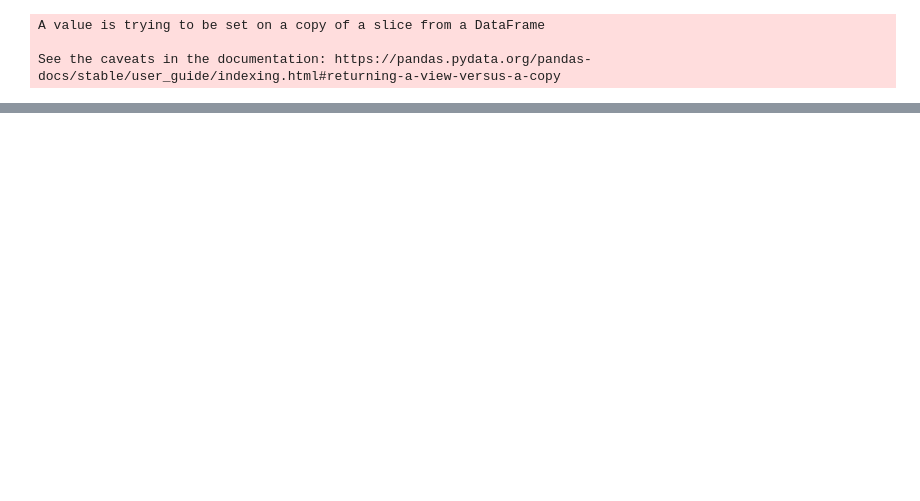
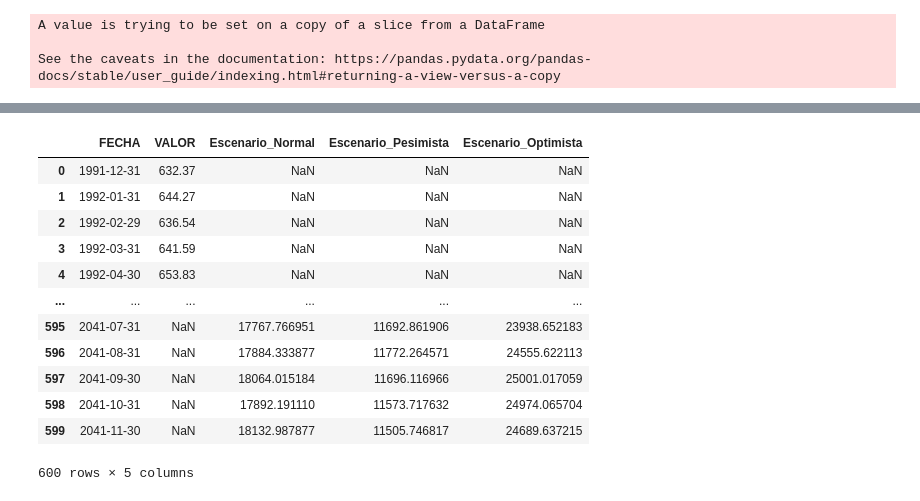
Before and after one commit to davidmorme/Universidad, a Jupyter notebook: Diversión/Análisis_Dolar.ipynb, the cells around one changed output, grey strips where cells are left out. Saved outputs shown, nothing was run; the diff lists cells and outputs as text; code cells hidden in the pictures; blank space fills up the shorter version.

```diff
--- a/Diversión/Análisis_Dolar.ipynb
+++ b/Diversión/Análisis_Dolar.ipynb
@@ -265,0 +322,16 @@ fig.show()
+# %%
+Dolar4
+# %% [output]
+|  | FECHA | VALOR | Escenario_Normal | Escenario_Pesimista | Escenario_Optimista |
+| 0 | 1991-12-31 | 632.37 | NaN | NaN | NaN |
+| 1 | 1992-01-31 | 644.27 | NaN | NaN | NaN |
+| 2 | 1992-02-29 | 636.54 | NaN | NaN | NaN |
+| 3 | 1992-03-31 | 641.59 | NaN | NaN | NaN |
+| 4 | 1992-04-30 | 653.83 | NaN | NaN | NaN |
+| ... | ... | ... | ... | ... | ... |
+| 595 | 2041-07-31 | NaN | 17767.766951 | 11692.861906 | 23938.652183 |
+| 596 | 2041-08-31 | NaN | 17884.333877 | 11772.264571 | 24555.622113 |
+| 597 | 2041-09-30 | NaN | 18064.015184 | 11696.116966 | 25001.017059 |
+| 598 | 2041-10-31 | NaN | 17892.191110 | 11573.717632 | 24974.065704 |
+| 599 | 2041-11-30 | NaN | 18132.987877 | 11505.746817 | 24689.637215 |
+600 rows × 5 columns
```
Also changed, not shown: parts of 9 cells of this notebook.
